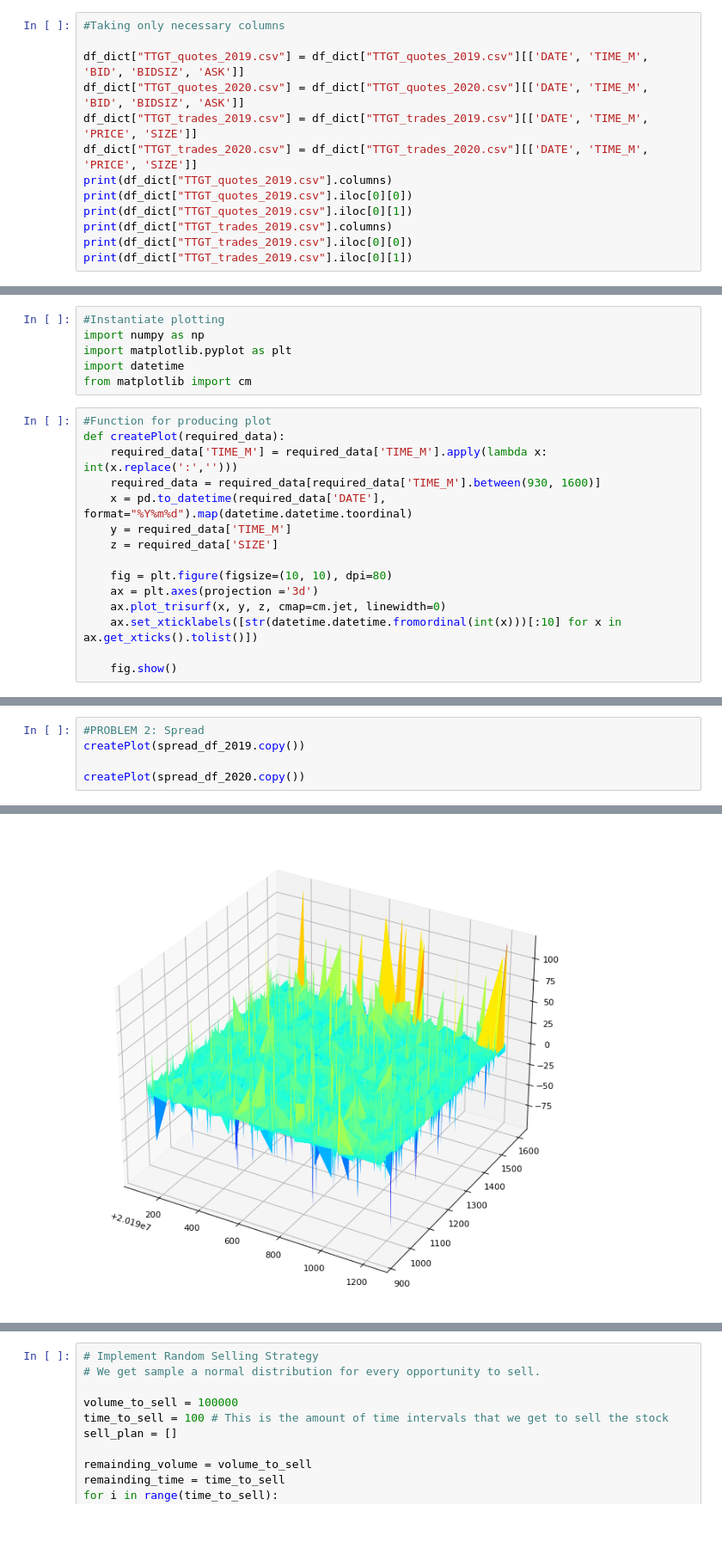
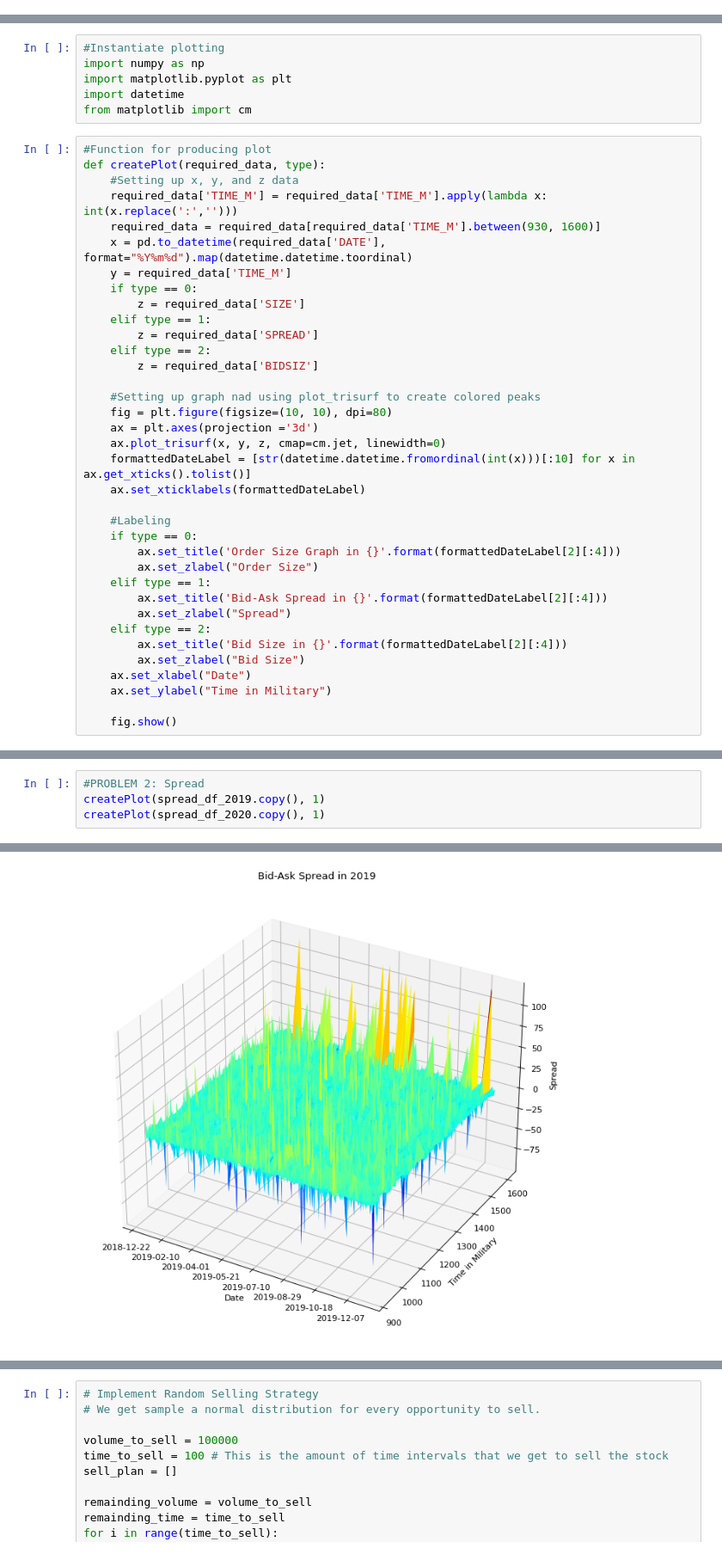
Before and after one commit to thomaswsu/Trading_Assignment_2, a Jupyter notebook: data_assignment.ipynb, the cells around one changed output, grey strips where cells are left out. Shown at 86% size. Cells and saved outputs as stored; diff of their text form; blank space fills up the shorter version.

```diff
--- a/data_assignment.ipynb
+++ b/data_assignment.ipynb
@@ -25,16 +24,3 @@ os.chdir("/mnt/c/Users/Willie Xia/Desktop/trading2")
 for file in os.listdir():
   if file[-4:] == ".csv":
     df_dict[file] = pd.read_csv(file)
-# %%
-#Taking only necessary columns
-
-df_dict["TTGT_quotes_2019.csv"] = df_dict["TTGT_quotes_2019.csv"][['DATE', 'TIME_M', 'BID', 'BIDSIZ', 'ASK']]
-df_dict["TTGT_quotes_2020.csv"] = df_dict["TTGT_quotes_2020.csv"][['DATE', 'TIME_M', 'BID', 'BIDSIZ', 'ASK']]
-df_dict["TTGT_trades_2019.csv"] = df_dict["TTGT_trades_2019.csv"][['DATE', 'TIME_M', 'PRICE', 'SIZE']]
-df_dict["TTGT_trades_2020.csv"] = df_dict["TTGT_trades_2020.csv"][['DATE', 'TIME_M', 'PRICE', 'SIZE']]
-print(df_dict["TTGT_quotes_2019.csv"].columns)
-print(df_dict["TTGT_quotes_2019.csv"].iloc[0][0])
-print(df_dict["TTGT_quotes_2019.csv"].iloc[0][1])
-print(df_dict["TTGT_trades_2019.csv"].columns)
-print(df_dict["TTGT_trades_2019.csv"].iloc[0][0])
-print(df_dict["TTGT_trades_2019.csv"].iloc[0][1])
@@ -162,17 +146,38 @@ import datetime
 from matplotlib import cm
 # %%
 #Function for producing plot
-def createPlot(required_data):
+def createPlot(required_data, type):
+    #Setting up x, y, and z data
     required_data['TIME_M'] = required_data['TIME_M'].apply(lambda x: int(x.replace(':','')))
     required_data = required_data[required_data['TIME_M'].between(930, 1600)]
     x = pd.to_datetime(required_data['DATE'], format="%Y%m%d").map(datetime.datetime.toordinal)
     y = required_data['TIME_M']
-    z = required_data['SIZE']
+    if type == 0:
+        z = required_data['SIZE']
+    elif type == 1:
+        z = required_data['SPREAD']
+    elif type == 2:
+        z = required_data['BIDSIZ']
 
+    #Setting up graph nad using plot_trisurf to create colored peaks
     fig = plt.figure(figsize=(10, 10), dpi=80)
     ax = plt.axes(projection ='3d')
     ax.plot_trisurf(x, y, z, cmap=cm.jet, linewidth=0)
-    ax.set_xticklabels([str(datetime.datetime.fromordinal(int(x)))[:10] for x in ax.get_xticks().tolist()])
+    formattedDateLabel = [str(datetime.datetime.fromordinal(int(x)))[:10] for x in ax.get_xticks().tolist()]
+    ax.set_xticklabels(formattedDateLabel)
+
+    #Labeling
+    if type == 0:
+        ax.set_title('Order Size Graph in {}'.format(formattedDateLabel[2][:4]))
+        ax.set_zlabel("Order Size")
+    elif type == 1:
+        ax.set_title('Bid-Ask Spread in {}'.format(formattedDateLabel[2][:4]))
+        ax.set_zlabel("Spread")
+    elif type == 2:
+        ax.set_title('Bid Size in {}'.format(formattedDateLabel[2][:4]))
+        ax.set_zlabel("Bid Size")
+    ax.set_xlabel("Date")
+    ax.set_ylabel("Time in Military")
 
     fig.show()
 # %%
@@ -185,6 +190,5 @@ createPlot(df_dict["TTGT_trades_2020.csv"].copy())
 # %%
 #PROBLEM 2: Spread
-createPlot(spread_df_2019.copy())
-
-createPlot(spread_df_2020.copy())
+createPlot(spread_df_2019.copy(), 1)
+createPlot(spread_df_2020.copy(), 1)
 # %% [output]
@@ -192 +195 @@ ValueError: year 55279 is out of range
-[figure, old version]
+[figure, new version]
```
Also changed, not shown: parts of 10 cells of this notebook.
